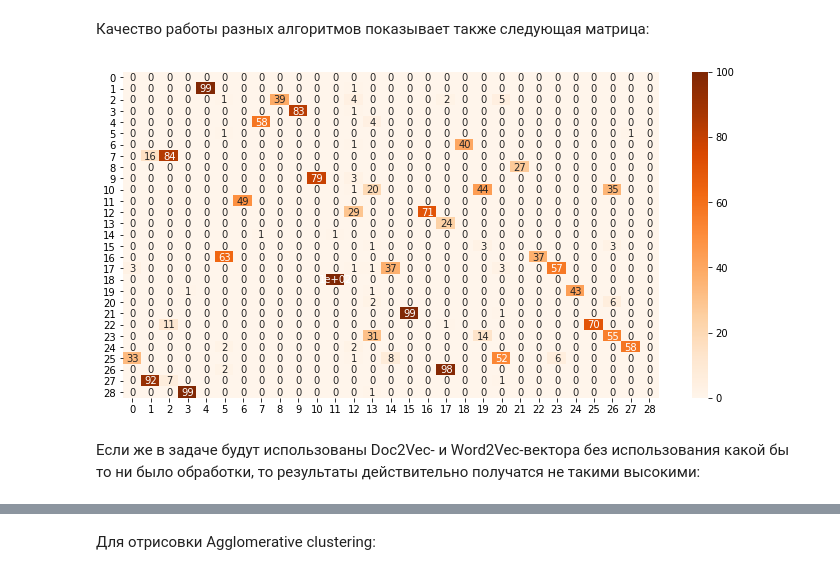
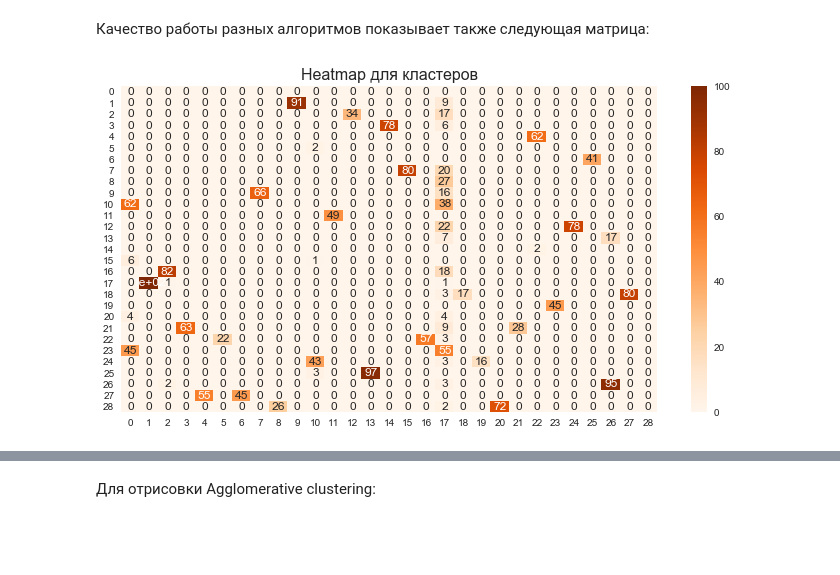
Before and after one commit to artemovae/ML-for-compling, a Jupyter notebook: hw1_clustering/hw1_new_version.ipynb, the cells around one changed output, grey strips where cells are left out. Cells and saved outputs as stored; diff of their text form; code cells hidden in the pictures; blank space fills up the shorter version.

Commit message:
fix bugs, add fancy printing

```diff
--- a/hw1_clustering/hw1_new_version.ipynb
+++ b/hw1_clustering/hw1_new_version.ipynb
@@ -414,4 +360,0 @@ Adjusted Rand-Index: 0.776818453563
-# %%
-sorted_ari = sorted(ari_dict.keys(), reverse=True)
-for i in range(3):
-    print('{}: {}'.format(ari_dict[sorted_ari[i]], sorted_ari[i]))
@@ -421,0 +361,13 @@ for i in range(3):
+# %%
+top_n = 3
+
+aris = []
+for i in results.items():
+    for j in i[1].items():
+        for metric_num, res in enumerate(j[1].items()):
+            if metric_num == 3:
+                aris.append((res[1], i[0], j[0])) # sorry for this shit, i haven't figured out how to sort dict of dicts of dicts in a pythonic way
+aris = sorted(aris, reverse=True)
+print('TOP-{} Resuls:\n'.format(top_n))
+for i in range(top_n):
+    print('ARI = {:0.2f} (Algoritm: {}, Vectorizer: {}, Lemmatizer: {})'.format(aris[i][0], aris[i][2], aris[i][1].split(' ')[0], aris[i][1].split(' ')[2]))
@@ -426,6 +382,7 @@ for i in range(3):
+# %%
+max_ari = aris[0][1].lower().replace(' ', '_')
 # %%
-max_ari = ari_dict[max(sorted_ari)]
-with open(max_ari+'.pickle', 'rb') as g:
+with open('{}.pickle'.format(max_ari), 'rb') as g:
     vectors = pickle.load(g)
     z = hac.linkage(a, method='ward')
     hac.dendrogram(z)
@@ -440,12 +395,10 @@ with open(max_ari+'.pickle', 'rb') as g:
 Качество работы разных алгоритмов показывает также следующая матрица:
 # %%
 cm = cfm_dict[max_ari]
-df_cm = pd.DataFrame(cm)
+df_cm = DataFrame(cm)
 plt.figure(figsize=(12,6))
-
+plt.title('Heatmap для кластеров', fontsize=16)
 sns.heatmap(df_cm, annot=True, cmap=plt.cm.Oranges)
 plt.show()
 # %% [output]
-[figure, old version]
+[figure, new version]
-# %% [markdown]
-Если же в задаче будут использованы Doc2Vec- и Word2Vec-вектора без использования какой бы то ни было обработки, то результаты действительно получатся не такими высокими:
```
Also changed, not shown: parts of 15 cells of this notebook.
